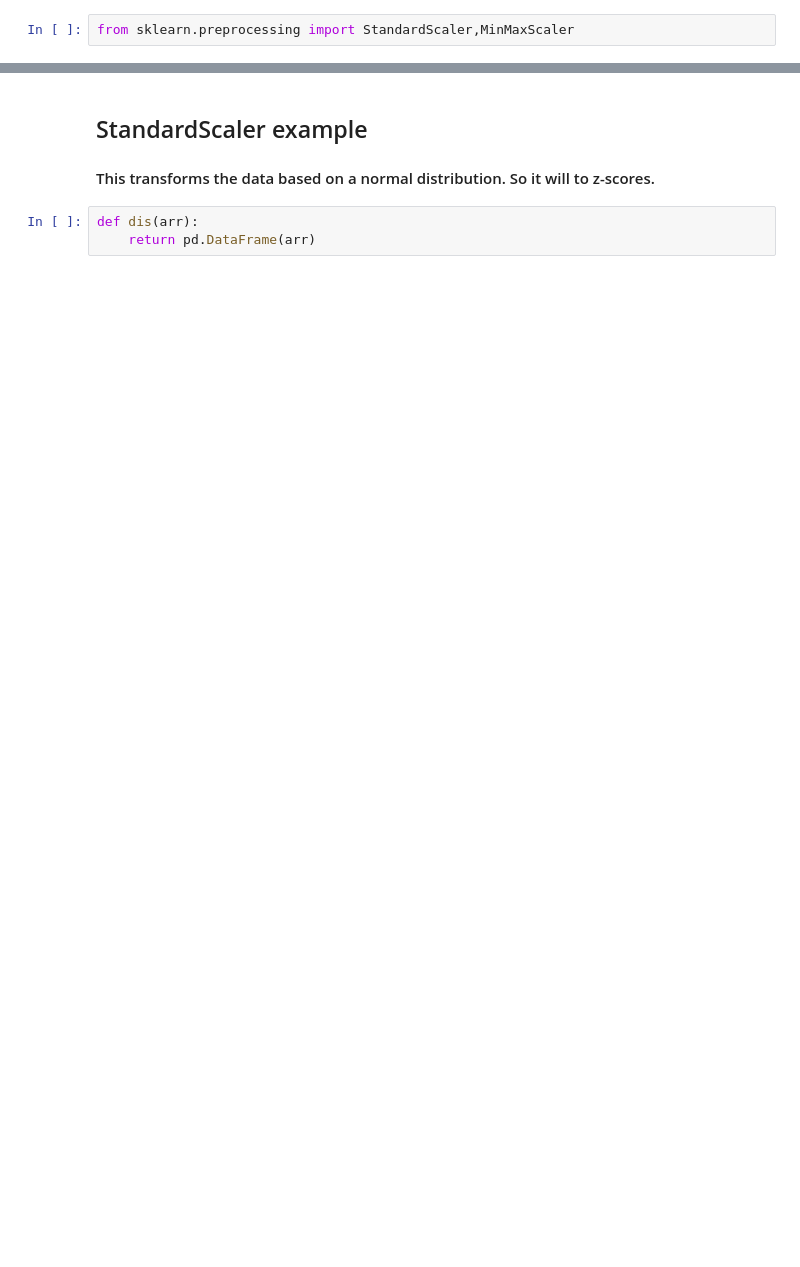
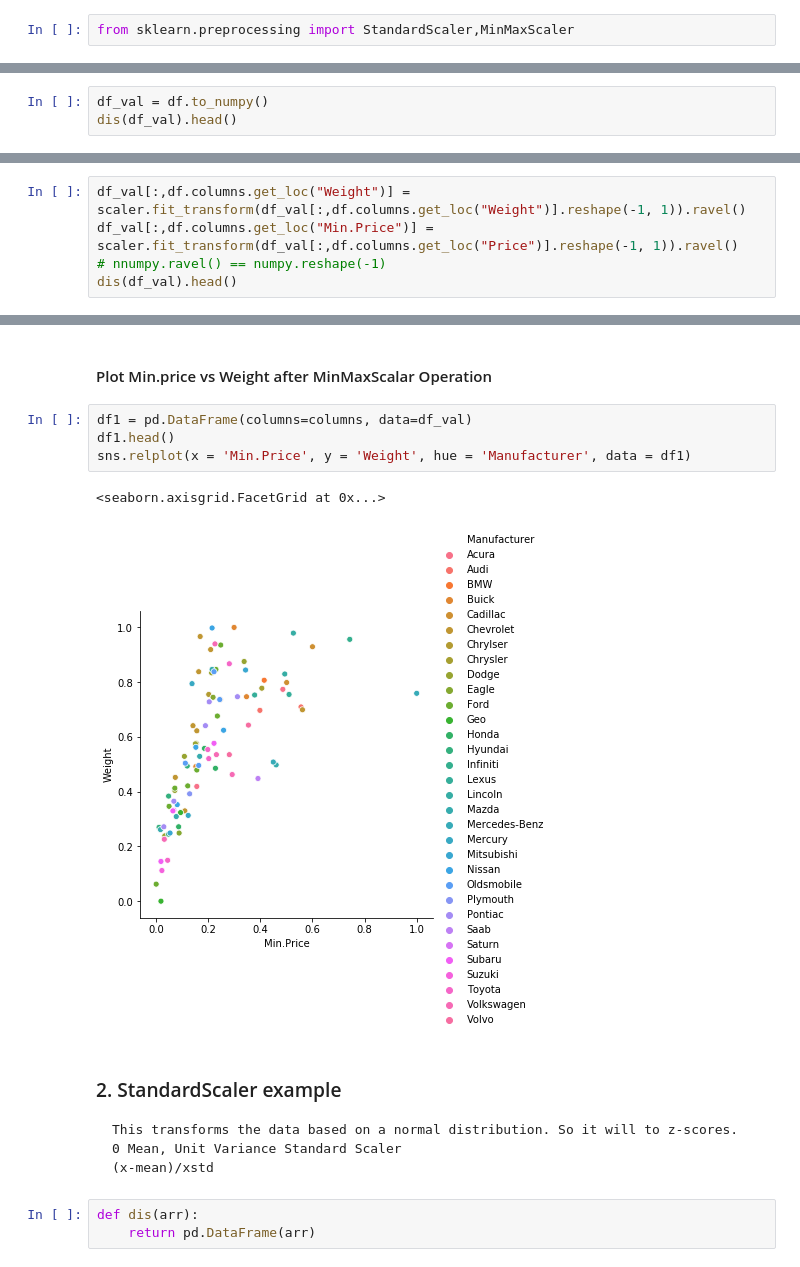
Before and after one commit to sum-coderepo/Optimization-Python, a Jupyter notebook: Notebooks/Crash Course Pandas.ipynb, the cells around one changed output, grey strips where cells are left out. Cells and saved outputs as stored; diff of their text form; blank space fills up the shorter version.

```diff
--- a/Notebooks/Crash Course Pandas.ipynb
+++ b/Notebooks/Crash Course Pandas.ipynb
@@ -405,0 +334,3 @@ dfTest.head()
+# %%
+df_val = df.to_numpy()
+dis(df_val).head()
@@ -405,0 +351,5 @@ dfTest.head()
+# %%
+df_val[:,df.columns.get_loc("Weight")] = scaler.fit_transform(df_val[:,df.columns.get_loc("Weight")].reshape(-1, 1)).ravel()
+df_val[:,df.columns.get_loc("Min.Price")] = scaler.fit_transform(df_val[:,df.columns.get_loc("Price")].reshape(-1, 1)).ravel()
+# nnumpy.ravel() == numpy.reshape(-1)
+dis(df_val).head()
@@ -406,6 +363,17 @@ dfTest.head()
+# %% [markdown]
+#### Plot Min.price vs Weight after MinMaxScalar Operation
+# %%
+df1 = pd.DataFrame(columns=columns, data=df_val)
+df1.head()
+sns.relplot(x = 'Min.Price', y = 'Weight', hue = 'Manufacturer', data = df1)
+# %% [output]
+<seaborn.axisgrid.FacetGrid at 0x...>
+[figure, added]
 # %% [markdown]
-## StandardScaler example
-#### This transforms the data based on a normal distribution. So it will to z-scores.
+### 2. StandardScaler example
+    This transforms the data based on a normal distribution. So it will to z-scores.
+    0 Mean, Unit Variance Standard Scaler
+    (x-mean)/xstd
 # %%
 def dis(arr):
     return pd.DataFrame(arr)
```
Also changed, not shown: parts of 30 cells of this notebook, 3 other files.
